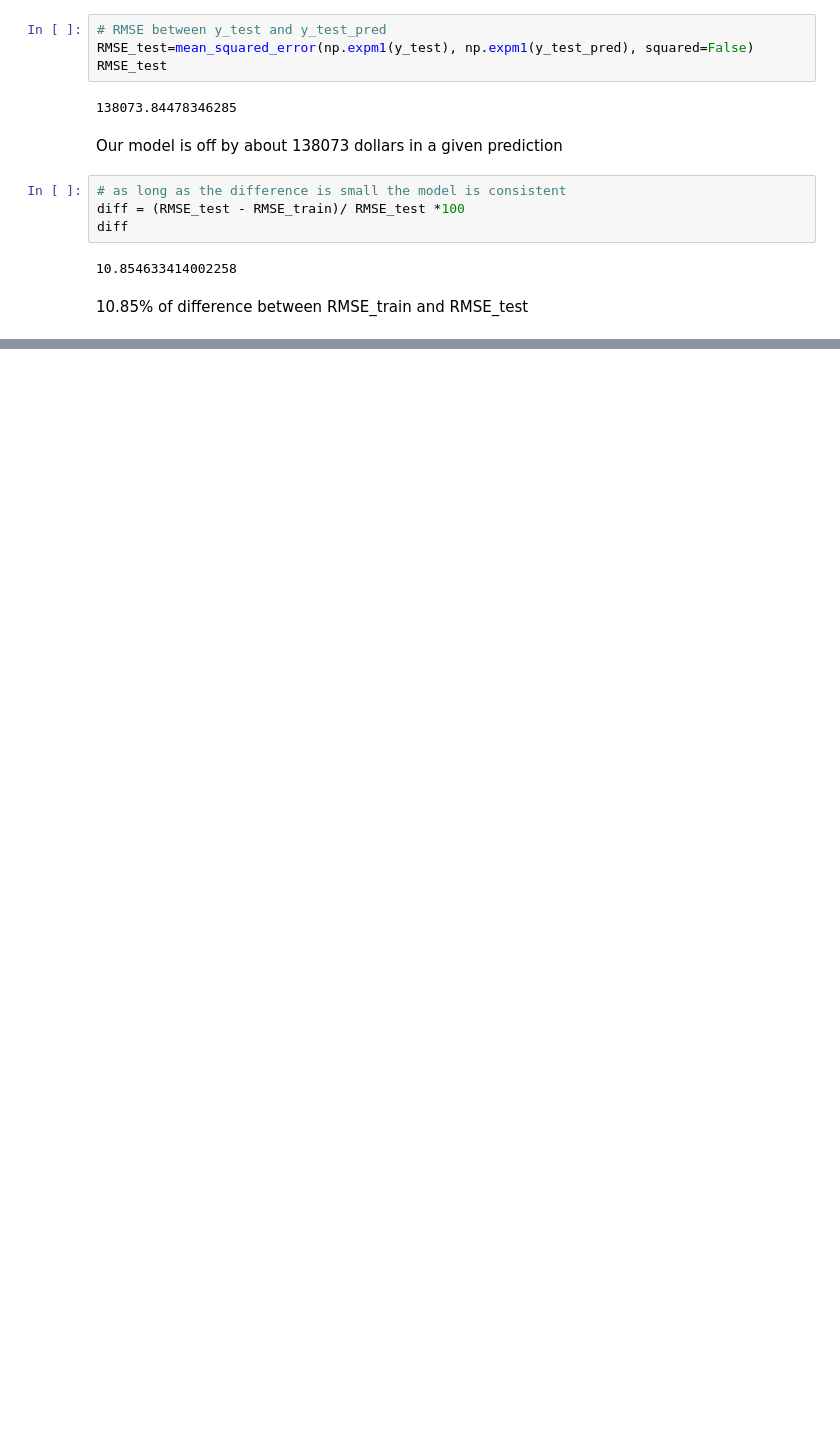
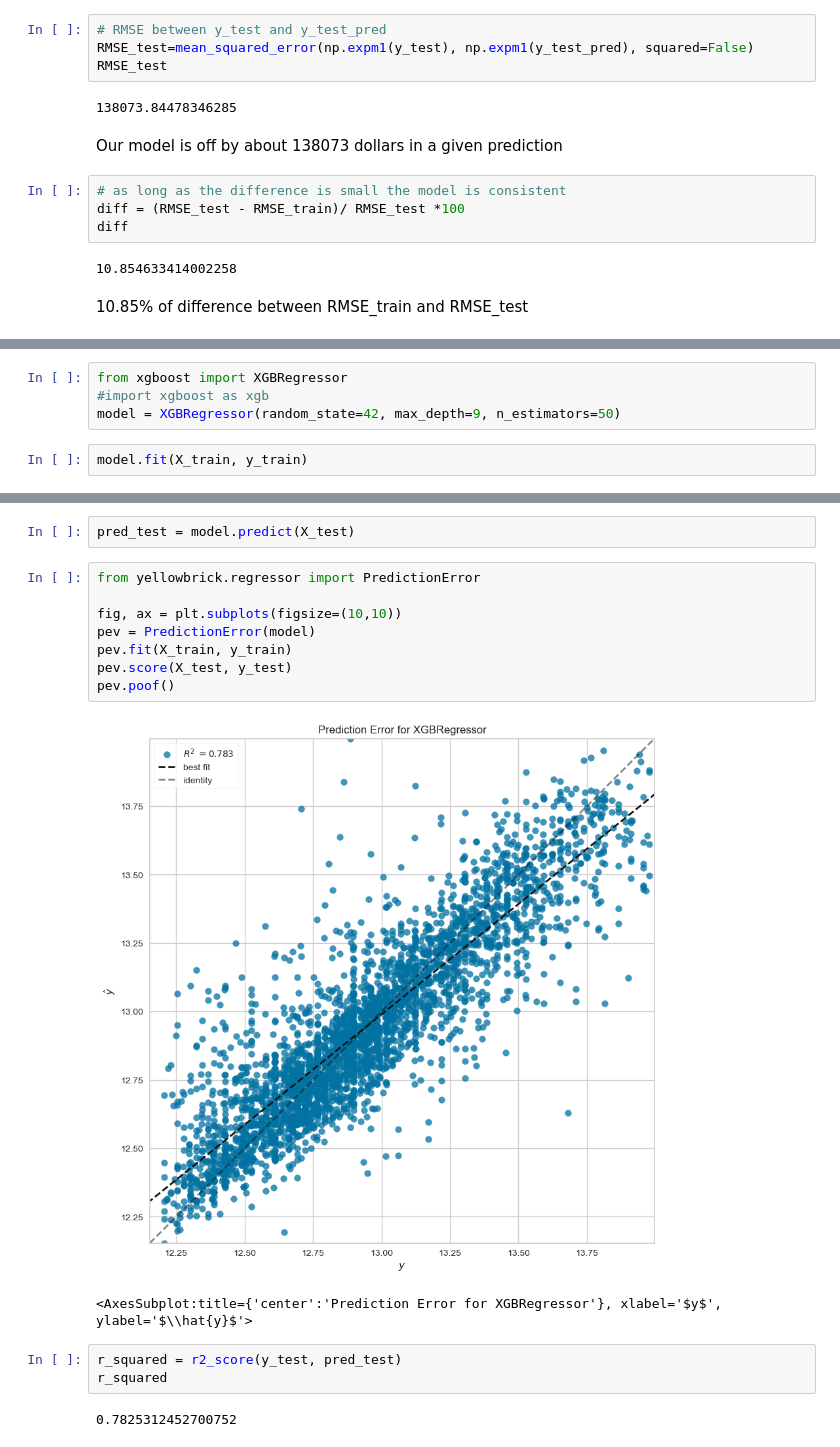
Before and after one commit to hixtape1212/Group1Capstone, a Jupyter notebook: LinealRegression.ipynb, the cells around one changed output, grey strips where cells are left out. Saved outputs shown, nothing was run; the diff lists cells and outputs as text; blank space fills up the shorter version.

```diff
--- a/LinealRegression.ipynb
+++ b/LinealRegression.ipynb
@@ -306,0 +410,6 @@ diff
+# %%
+from xgboost import XGBRegressor
+#import xgboost as xgb
+model = XGBRegressor(random_state=42, max_depth=9, n_estimators=50)
+# %%
+model.fit(X_train, y_train)
@@ -306,0 +428,18 @@ diff
+# %%
+pred_test = model.predict(X_test)
+# %%
+from yellowbrick.regressor import PredictionError
+
+fig, ax = plt.subplots(figsize=(10,10))
+pev = PredictionError(model)
+pev.fit(X_train, y_train)
+pev.score(X_test, y_test)
+pev.poof()
+# %% [output]
+[figure, added]
+<AxesSubplot:title={'center':'Prediction Error for XGBRegressor'}, xlabel='$y$', ylabel='$\\hat{y}$'>
+# %%
+r_squared = r2_score(y_test, pred_test)
+r_squared
+# %% [output]
+0.7825312452700752
```
Also changed, not shown: parts of 28 cells of this notebook.
